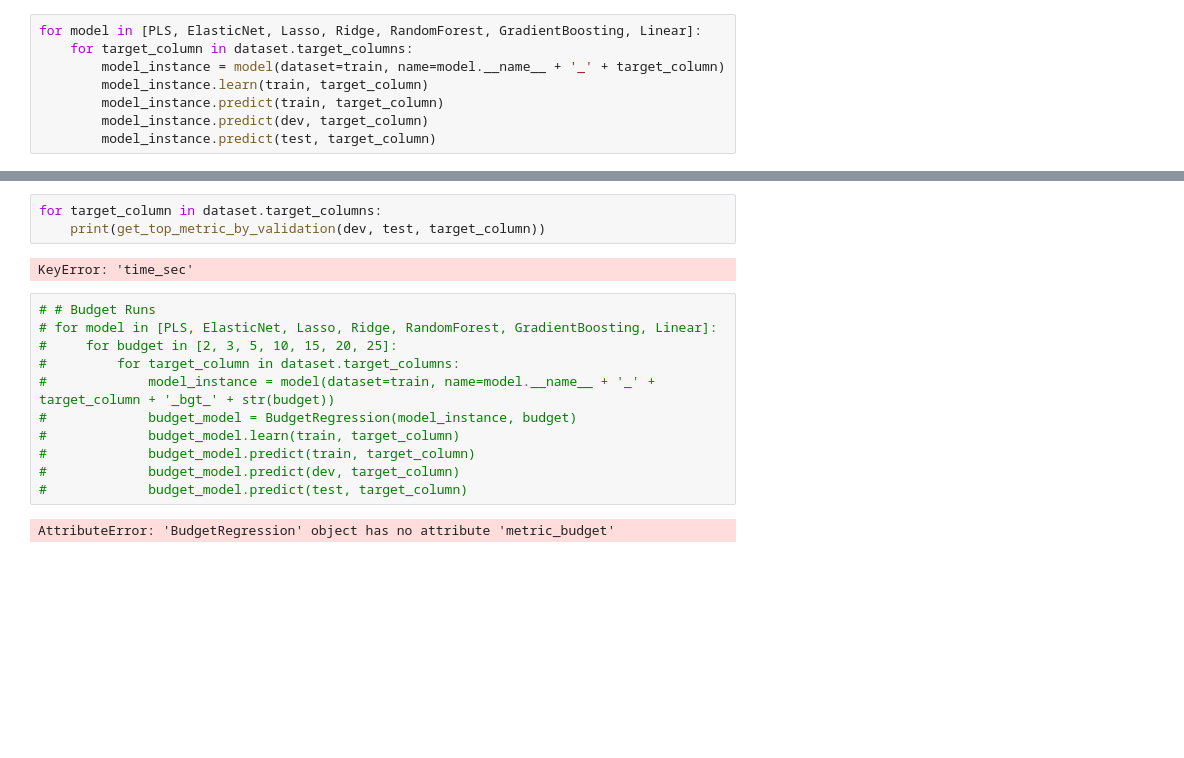
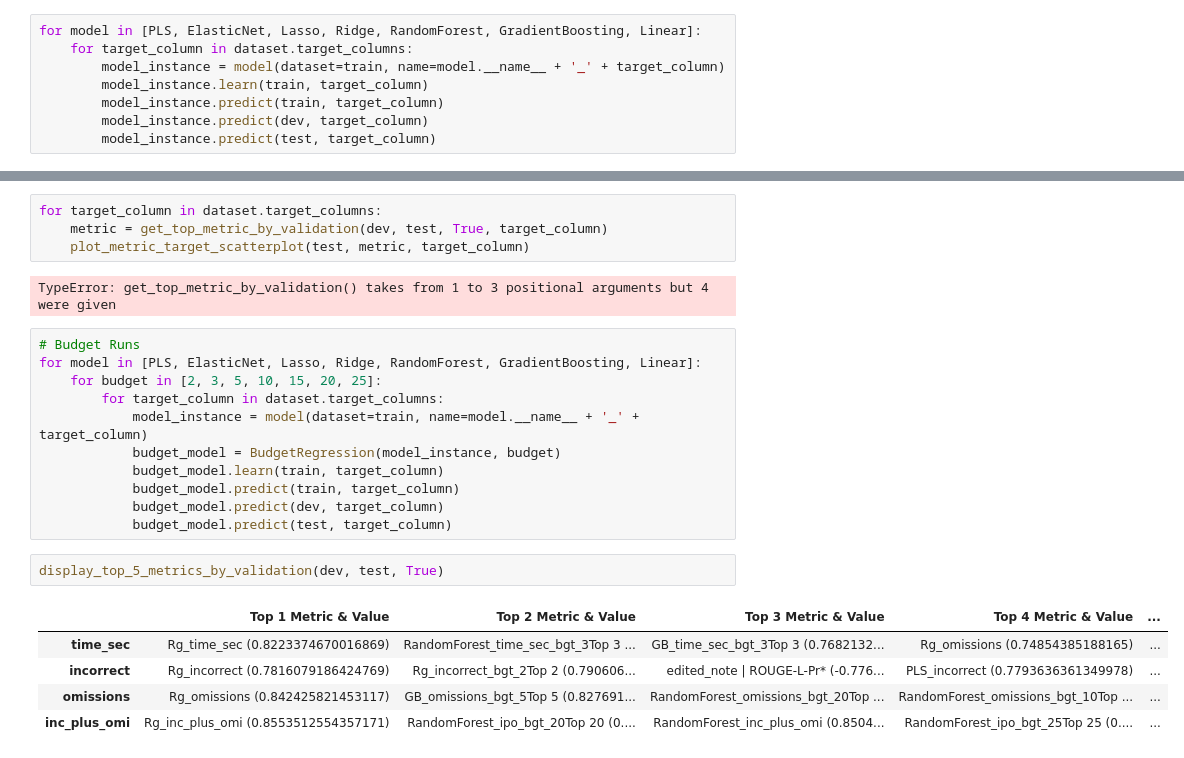
Before and after one commit to SALT-NLP/autometrics, a Jupyter notebook: primock.ipynb, the cells around one changed output, grey strips where cells are left out. Cells and saved outputs as stored; diff of their text form; blank space fills up the shorter version.

```diff
--- a/primock.ipynb
+++ b/primock.ipynb
@@ -47,19 +64,26 @@ display_top_5_metrics_by_validation(dev, test, True)
 | inc_plus_omi | Rg_inc_plus_omi (0.8553512554357171) | RandomForest_inc_plus_omi (0.8504... | GB_inc_plus_omi (0.8483119744553024) | PLS_inc_plus_omi (0.8098946230496... | ... |
 # %%
 for target_column in dataset.target_columns:
-    print(get_top_metric_by_validation(dev, test, target_column))
+    metric = get_top_metric_by_validation(dev, test, True, target_column)
+    plot_metric_target_scatterplot(test, metric, target_column)
 # %% [output]
-KeyError: 'time_sec'
+TypeError: get_top_metric_by_validation() takes from 1 to 3 positional arguments but 4 were given
 # %%
-# # Budget Runs
-# for model in [PLS, ElasticNet, Lasso, Ridge, RandomForest, GradientBoosting, Linear]:
-#     for budget in [2, 3, 5, 10, 15, 20, 25]:
-#         for target_column in dataset.target_columns:
-#             model_instance = model(dataset=train, name=model.__name__ + '_' + target_column + '_bgt_' + str(budget))
-#             budget_model = BudgetRegression(model_instance, budget)
-#             budget_model.learn(train, target_column)
-#             budget_model.predict(train, target_column)
-#             budget_model.predict(dev, target_column)
-#             budget_model.predict(test, target_column)
+# Budget Runs
+for model in [PLS, ElasticNet, Lasso, Ridge, RandomForest, GradientBoosting, Linear]:
+    for budget in [2, 3, 5, 10, 15, 20, 25]:
+        for target_column in dataset.target_columns:
+            model_instance = model(dataset=train, name=model.__name__ + '_' + target_column)
+            budget_model = BudgetRegression(model_instance, budget)
+            budget_model.learn(train, target_column)
+            budget_model.predict(train, target_column)
+            budget_model.predict(dev, target_column)
+            budget_model.predict(test, target_column)
-# %% [output]
-AttributeError: 'BudgetRegression' object has no attribute 'metric_budget'
+# %%
+display_top_5_metrics_by_validation(dev, test, True)
+# %% [output]
+|  | Top 1 Metric & Value | Top 2 Metric & Value | Top 3 Metric & Value | Top 4 Metric & Value | ... |
+| time_sec | Rg_time_sec (0.8223374670016869) | RandomForest_time_sec_bgt_3Top 3 ... | GB_time_sec_bgt_3Top 3 (0.7682132... | Rg_omissions (0.74854385188165) | ... |
+| incorrect | Rg_incorrect (0.7816079186424769) | Rg_incorrect_bgt_2Top 2 (0.790606... | edited_note | ROUGE-L-Pr* (-0.776... | PLS_incorrect (0.7793636361349978) | ... |
+| omissions | Rg_omissions (0.842425821453117) | GB_omissions_bgt_5Top 5 (0.827691... | RandomForest_omissions_bgt_20Top ... | RandomForest_omissions_bgt_10Top ... | ... |
+| inc_plus_omi | Rg_inc_plus_omi (0.8553512554357171) | RandomForest_ipo_bgt_20Top 20 (0.... | RandomForest_inc_plus_omi (0.8504... | RandomForest_ipo_bgt_25Top 25 (0.... | ... |
```
Also changed, not shown: parts of 3 cells of this notebook, 9 other files.
